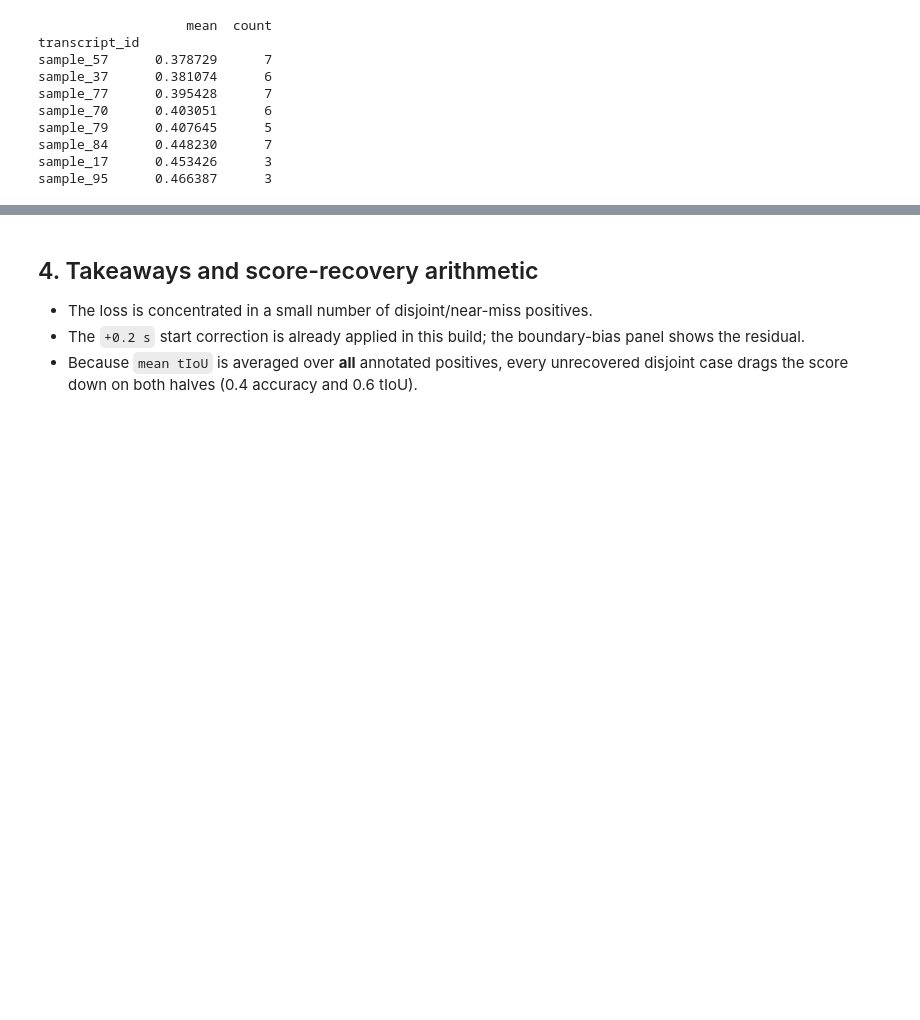
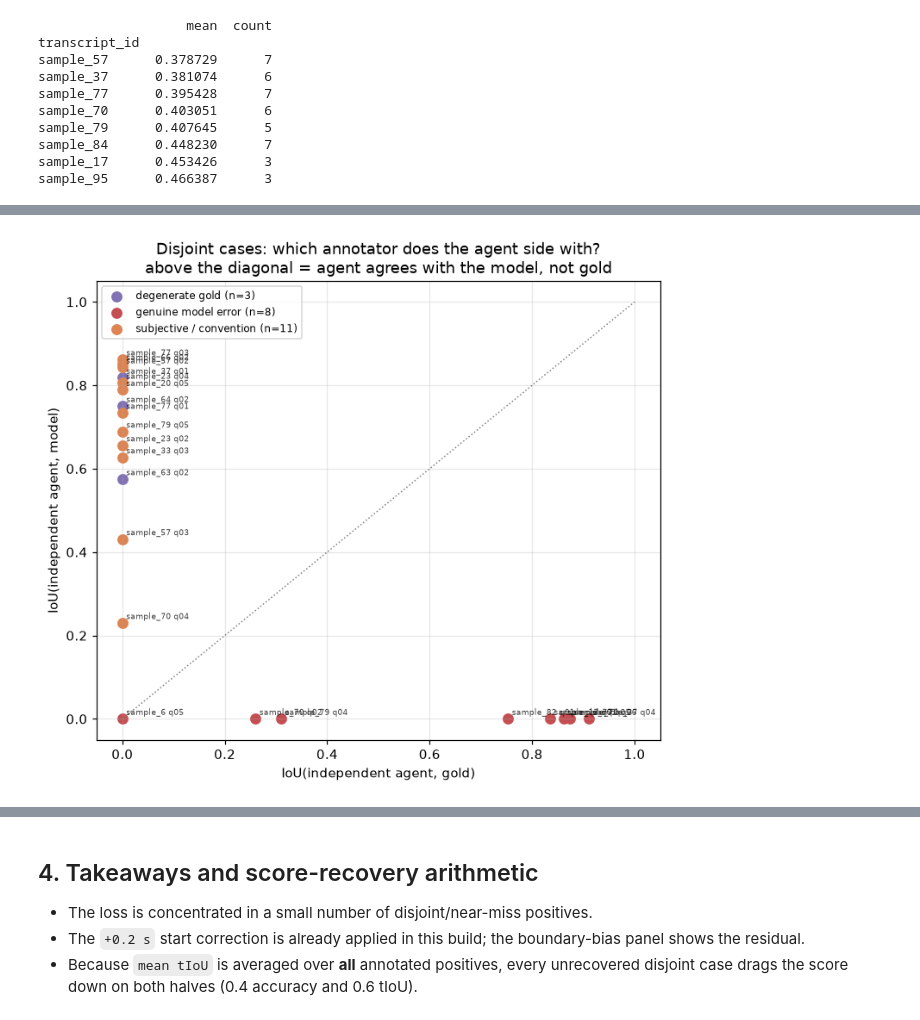
Before and after one commit to csongorszasz/nordic-ai-cup-2026-amigos, a Jupyter notebook: medical-appointment/notebooks/tio_losses.ipynb, the cells around one changed output, grey strips where cells are left out. Cells and saved outputs as stored; diff of their text form; code cells hidden in the pictures; blank space fills up the shorter version.

```diff
--- a/medical-appointment/notebooks/tio_losses.ipynb
+++ b/medical-appointment/notebooks/tio_losses.ipynb
@@ -242,0 +356,24 @@ sample_95      0.466387      3
+# %%
+colors = {
+    "genuine model error": "#c44e52",
+    "subjective / convention": "#dd8452",
+    "degenerate gold": "#8172b3",
+}
+fig, ax = plt.subplots(figsize=(6.8, 6))
+ax.plot([0, 1], [0, 1], color="grey", ls=":", lw=1)
+for category, group in disjoint_rows.groupby("category"):
+    ax.scatter(group["iou_agent_gold"], group["iou_agent_model"], s=55,
+               color=colors.get(category, "grey"), label=f"{category} (n={len(group)})")
+for _, r in disjoint_rows.iterrows():
+    ax.annotate(r["question_id"].replace("_yes_", " "), (r["iou_agent_gold"], r["iou_agent_model"]),
+                fontsize=6, alpha=0.75, xytext=(3, 3), textcoords="offset points")
+ax.set_xlabel("IoU(independent agent, gold)")
+ax.set_ylabel("IoU(independent agent, model)")
+ax.set_title("Disjoint cases: which annotator does the agent side with?\n"
+             "above the diagonal = agent agrees with the model, not gold")
+ax.legend(loc="upper left", fontsize=8)
+fig.tight_layout()
+fig.savefig(FIG / "disjoint_agent_allegiance.png", bbox_inches="tight")
+plt.show()
+# %% [output]
+[figure, added]
```
Also changed, not shown: parts of 4 cells of this notebook, 4 other files.
